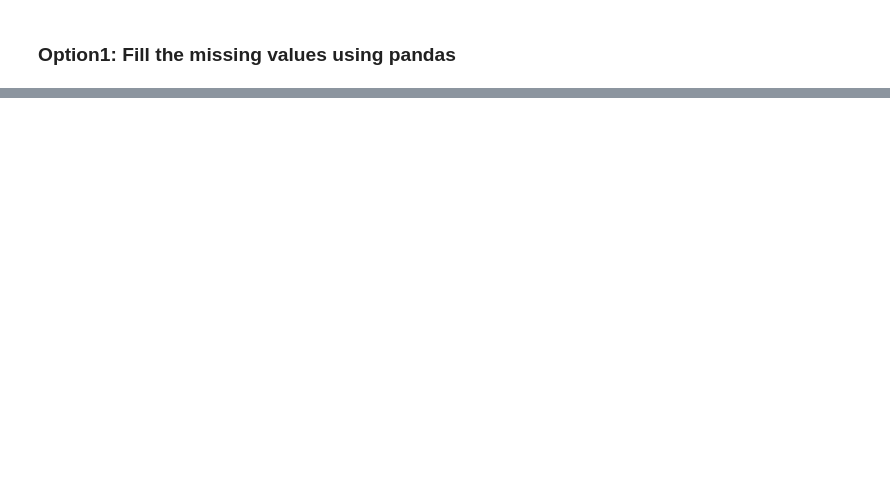
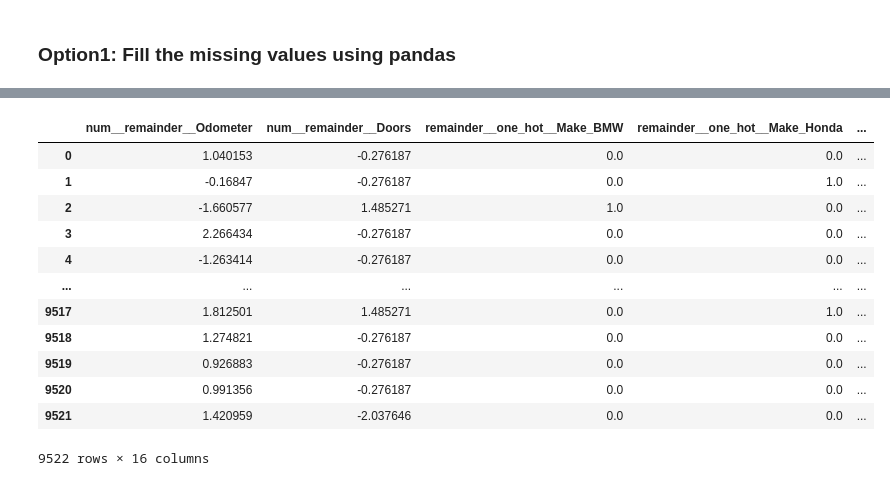
Before and after one commit to abasu1996/intelligentMe, a Jupyter notebook: python-ai-cloud/Untitled.ipynb, the cells around one changed output, grey strips where cells are left out. Cells and saved outputs as stored; diff of their text form; code cells hidden in the pictures; blank space fills up the shorter version.

```diff
--- a/python-ai-cloud/Untitled.ipynb
+++ b/python-ai-cloud/Untitled.ipynb
@@ -195,0 +217,2 @@ car_sales_missing["Colour"].fillna("missing",inplace=True)
+# %%
+car_sales_missing.dropna(inplace=True)
@@ -195,0 +226,8 @@ car_sales_missing["Colour"].fillna("missing",inplace=True)
+# %%
+categorical_features = ["Make","Colour"]
+one_hot = OneHotEncoder()
+
+transformer = ColumnTransformer(transformers=[("one_hot",one_hot,categorical_features)],remainder="passthrough")
+
+transformed_X = transformer.fit_transform(car_sales_missing)
+transformed_X
@@ -195,0 +243,9 @@ car_sales_missing["Colour"].fillna("missing",inplace=True)
+# %%
+car_sales_dataframe = pd.DataFrame(transformed_X, columns=transformer.get_feature_names_out())
+car_sales_dataframe
+car_sales_dataframe["remainder__Price"] = (
+    car_sales_dataframe["remainder__Price"]
+    .replace('[\\$,]', '', regex=True)
+    .astype(float)
+)
+car_sales_dataframe.columns.to_list()
@@ -195,0 +269,7 @@ car_sales_missing["Colour"].fillna("missing",inplace=True)
+# %%
+numeric_features = ["remainder__Odometer","remainder__Doors"]
+
+transfer_clmn = ColumnTransformer(transformers=[("num",preprocessing.StandardScaler(),numeric_features)],remainder="passthrough")
+transfered_fit = transfer_clmn.fit_transform(car_sales_dataframe)
+
+transfered_fit
@@ -195,0 +290,17 @@ car_sales_missing["Colour"].fillna("missing",inplace=True)
+# %%
+transfered_df = pd.DataFrame(transfered_fit,columns=transfer_clmn.get_feature_names_out())
+transfered_df
+# %% [output]
+|  | num__remainder__Odometer | num__remainder__Doors | remainder__one_hot__Make_BMW | remainder__one_hot__Make_Honda | ... |
+| 0 | 1.040153 | -0.276187 | 0.0 | 0.0 | ... |
+| 1 | -0.16847 | -0.276187 | 0.0 | 1.0 | ... |
+| 2 | -1.660577 | 1.485271 | 1.0 | 0.0 | ... |
+| 3 | 2.266434 | -0.276187 | 0.0 | 0.0 | ... |
+| 4 | -1.263414 | -0.276187 | 0.0 | 0.0 | ... |
+| ... | ... | ... | ... | ... | ... |
+| 9517 | 1.812501 | 1.485271 | 0.0 | 1.0 | ... |
+| 9518 | 1.274821 | -0.276187 | 0.0 | 0.0 | ... |
+| 9519 | 0.926883 | -0.276187 | 0.0 | 0.0 | ... |
+| 9520 | 0.991356 | -0.276187 | 0.0 | 0.0 | ... |
+| 9521 | 1.420959 | -2.037646 | 0.0 | 0.0 | ... |
+9522 rows × 16 columns
```
Also changed, not shown: parts of 46 cells of this notebook, 13 other files.
